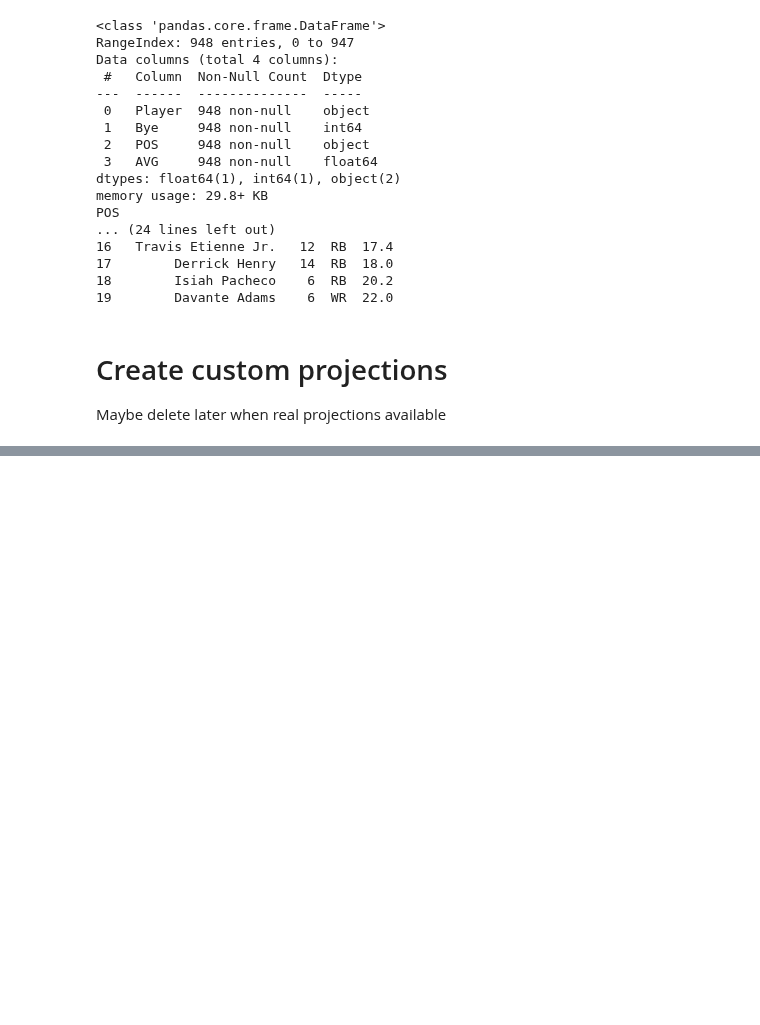
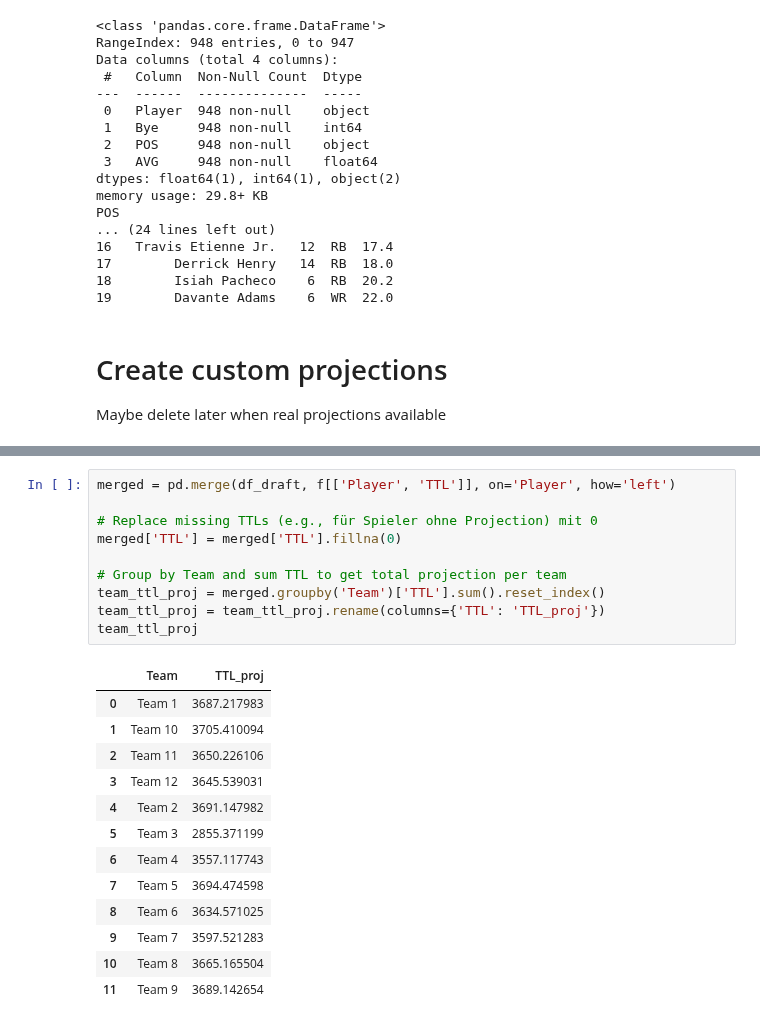
Before and after one commit to alexk2206/Data_Driven_Fantasy_Football, a Jupyter notebook: Enhanced_optimization.ipynb, the cells around one changed output, grey strips where cells are left out. Drawn from its saved outputs; the diff is of its cells as text; blank space fills up the shorter version.

```diff
--- a/Enhanced_optimization.ipynb
+++ b/Enhanced_optimization.ipynb
@@ -134 +333,25 @@ f[f['Player'] == 'Carolina Panthers']
+# %%
+merged = pd.merge(df_draft, f[['Player', 'TTL']], on='Player', how='left')
+
+# Replace missing TTLs (e.g., für Spieler ohne Projection) mit 0
+merged['TTL'] = merged['TTL'].fillna(0)
+
+# Group by Team and sum TTL to get total projection per team
+team_ttl_proj = merged.groupby('Team')['TTL'].sum().reset_index()
+team_ttl_proj = team_ttl_proj.rename(columns={'TTL': 'TTL_proj'})
+team_ttl_proj
+# %% [output]
+|  | Team | TTL_proj |
+| 0 | Team 1 | 3687.217983 |
+| 1 | Team 10 | 3705.410094 |
+| 2 | Team 11 | 3650.226106 |
+| 3 | Team 12 | 3645.539031 |
+| 4 | Team 2 | 3691.147982 |
+| 5 | Team 3 | 2855.371199 |
+| 6 | Team 4 | 3557.117743 |
+| 7 | Team 5 | 3694.474598 |
+| 8 | Team 6 | 3634.571025 |
+| 9 | Team 7 | 3597.521283 |
+| 10 | Team 8 | 3665.165504 |
+| 11 | Team 9 | 3689.142654 |
 # %%
```
Also changed, not shown: parts of 9 cells of this notebook.
